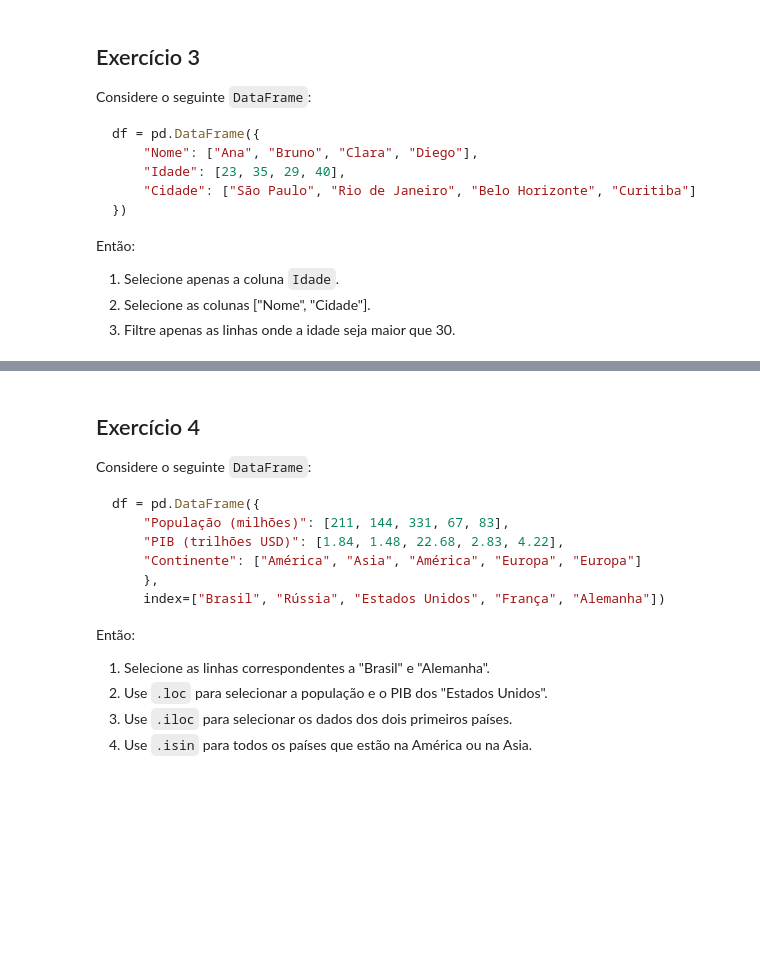
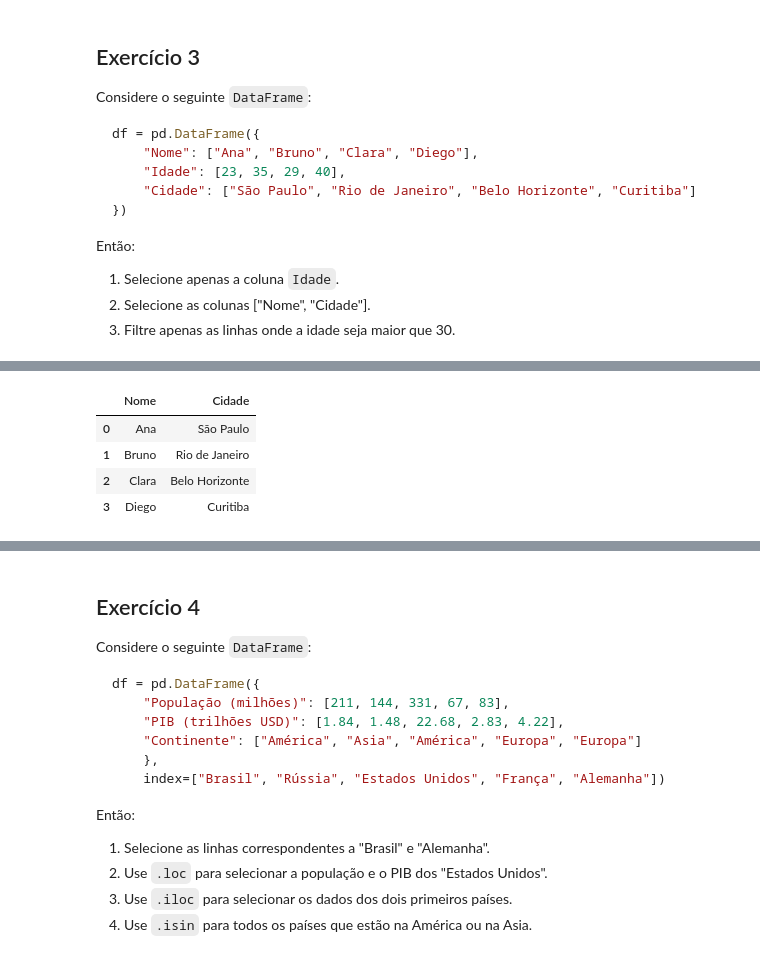
Before and after one commit to py140166149/CEE2, a Jupyter notebook: aulas.ipynb, the cells around one changed output, grey strips where cells are left out. Cells and saved outputs as stored; diff of their text form; code cells hidden in the pictures; blank space fills up the shorter version.

```diff
--- a/aulas.ipynb
+++ b/aulas.ipynb
@@ -2982,3 +3013,11 @@ Então:
 1. Selecione apenas a coluna `Idade`.
 1. Selecione as colunas ["Nome", "Cidade"].
 1. Filtre apenas as linhas onde a idade seja maior que 30.
+# %%
+df = pd.DataFrame({
+    "Nome": ["Ana", "Bruno", "Clara", "Diego"],
+    "Idade": [23, 35, 29, 40],
+    "Cidade": ["São Paulo", "Rio de Janeiro", "Belo Horizonte", "Curitiba"]
+})
+
+df["Idade"]
@@ -2984,0 +3031,8 @@ Então:
+# %%
+df.loc[:,["Nome", "Cidade"]]
+# %% [output]
+|  | Nome | Cidade |
+| 0 | Ana | São Paulo |
+| 1 | Bruno | Rio de Janeiro |
+| 2 | Clara | Belo Horizonte |
+| 3 | Diego | Curitiba |
```
Also changed, not shown: parts of 21 cells of this notebook.
